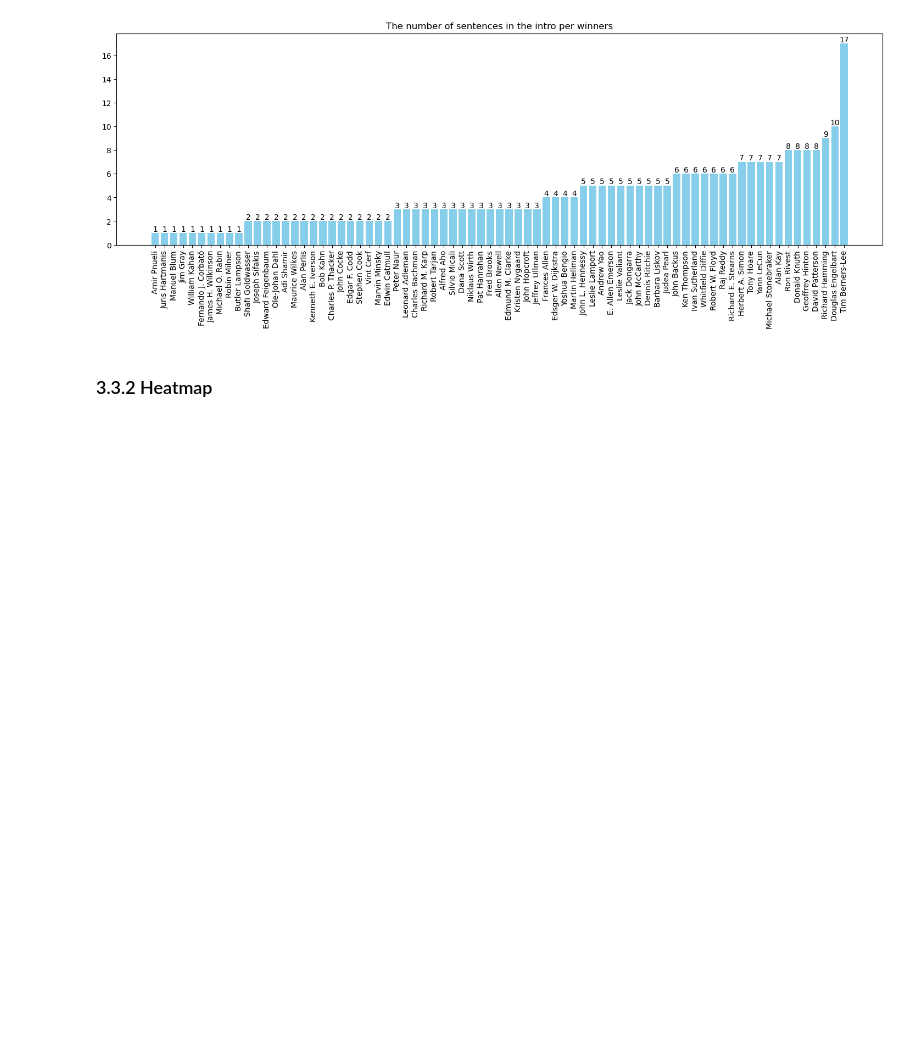
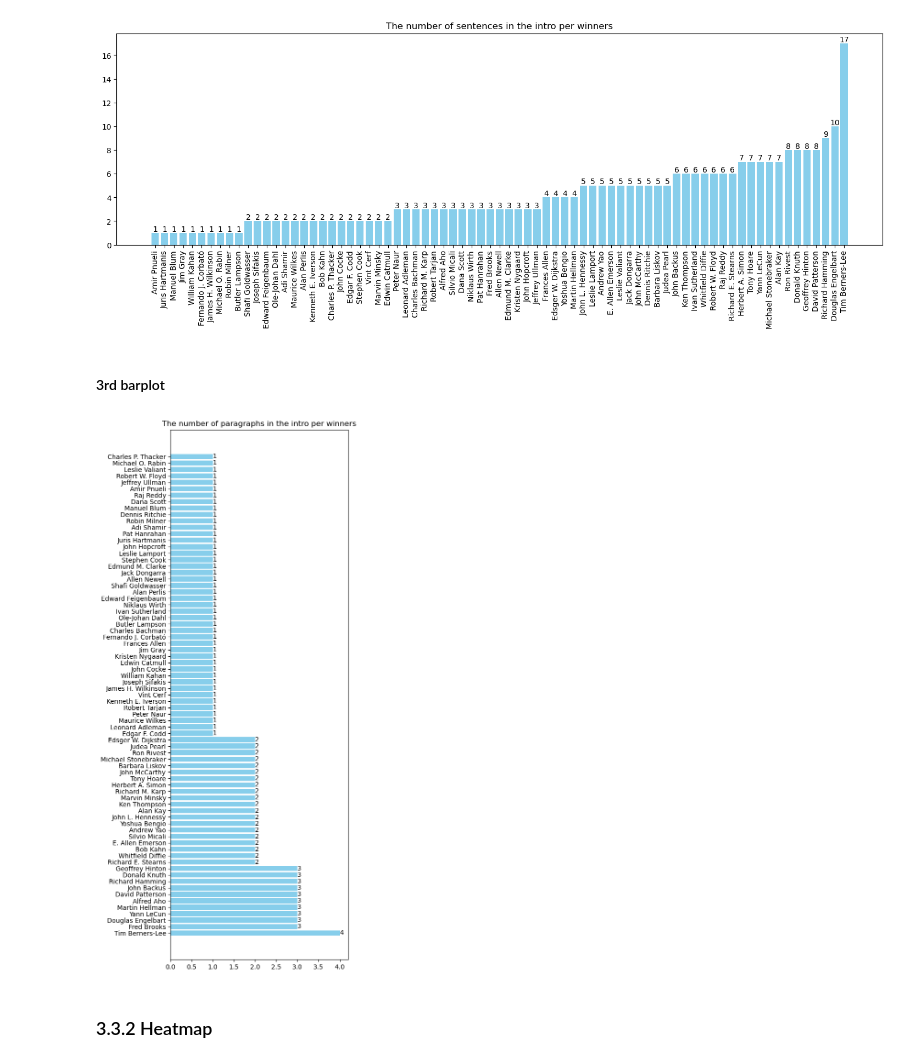
Before and after one commit to congrendai/CW2_for_computer_programing, a Jupyter notebook: CW2_A3.ipynb, the cells around one changed output. Drawn from its saved outputs; the diff is of its cells as text; code cells hidden in the pictures; blank space fills up the shorter version.

```diff
--- a/CW2_A3.ipynb
+++ b/CW2_A3.ipynb
@@ -482,6 +485,18 @@ fig.set_size_inches(18, 5)
 plt.show()
 # %% [output]
 [figure]
+# %% [markdown]
+#### 3rd barplot
+# %%
+sorted_paragraph_count = award_winners_intro.sort_values(by = "count_paragraphs", ascending = False)
+fig, ax = plt.subplots()
+bars = ax.barh(sorted_paragraph_count["winner_name"], sorted_paragraph_count["count_paragraphs"], color = "skyblue")
+ax.bar_label(bars)
+ax.set_title("The number of paragraphs in the intro per winners")
+fig.set_size_inches(5, 15)
+plt.show()
+# %% [output]
+[figure, added]
 # %% [markdown]
 ### 3.3.2 Heatmap
 # %% [markdown]
```
Also changed, not shown: parts of 4 cells of this notebook.
